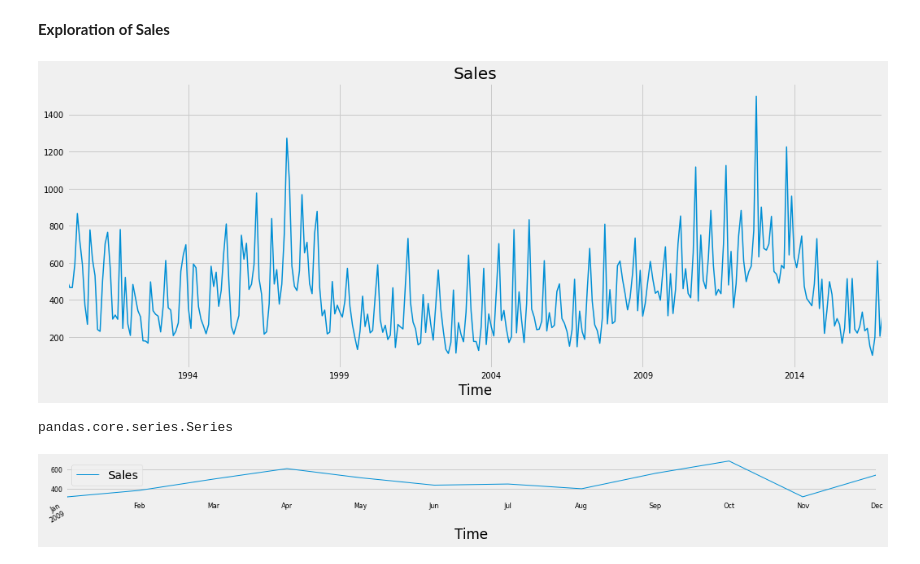
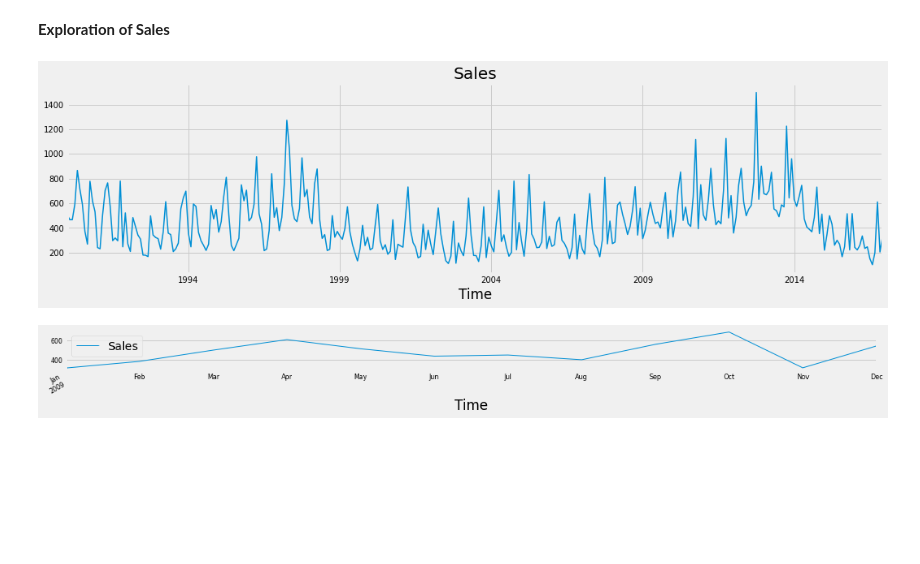
Before and after one commit to ankitaggarwal64/Time-Series-Sales-Forecasting-for-Agricultural-Equipments, a Jupyter notebook: Data_Understanding(EDA).ipynb, the cells around one changed output. Drawn from its saved outputs; the diff is of its cells as text; code cells hidden in the pictures; blank space fills up the shorter version.

```diff
--- a/Data_Understanding(EDA).ipynb
+++ b/Data_Understanding(EDA).ipynb
@@ -558,17 +558,13 @@ Sales = combined_sales_ind["Sales"]
 # %%
 # Line plot of Sales time series
 plt.style.use("fivethirtyeight")
-ax = Sales.plot(subplots= False,linewidth=1.5,sharex=False,sharey=False, figsize=(16,6),fontsize=10)
+ax = Sales.plot(subplots= False,linewidth=1.5,sharex=False,sharey=False, figsize=(16,4),fontsize=10)
 plt.title("Sales")
 plt.show()
 
 ## Obseravtion : There is clear cyclicity and seasonality
 # %% [output]
-[figure, old version]
+[figure, new version]
-# %%
-type(Sales)
-# %% [output]
-pandas.core.series.Series
 # %%
 # seasonal plots
 # multiple line plots of time series
```
Also changed, not shown: parts of 1 cell of this notebook.
